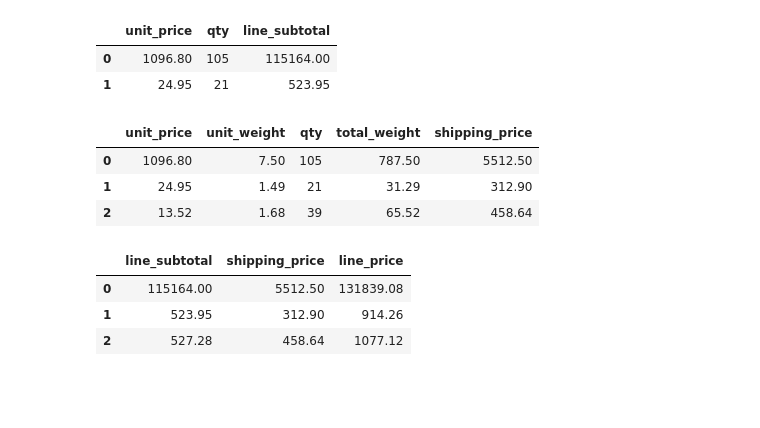
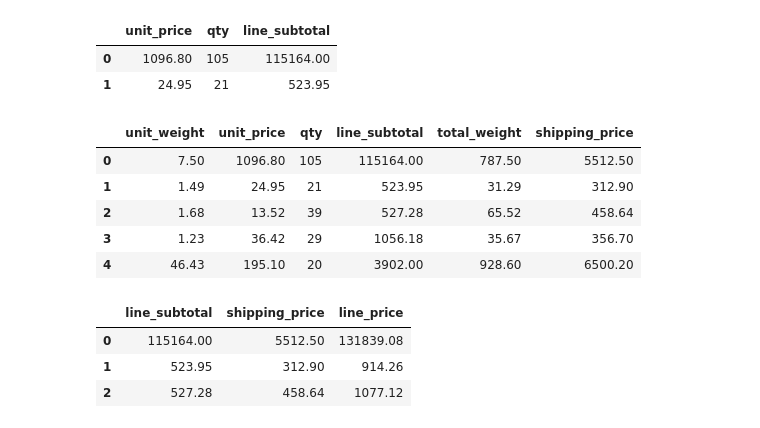
Before and after one commit to brian2656/pandas-challenge-1, a Jupyter notebook: module_4_challenge.ipynb, the cells around one changed output. Drawn from its saved outputs; the diff is of its cells as text; code cells hidden in the pictures; blank space fills up the shorter version.

```diff
--- a/module_4_challenge.ipynb
+++ b/module_4_challenge.ipynb
@@ -96,6 +104,9 @@ Do we know that this client spent the more money than client 66037? If not, how
 # Create a column that calculates the
 # subtotal for each line using the unit_price
 # and the qty
+# sub_total_df = df[["unit_price", "qty"]].copy()
+df["line_subtotal"] = df.apply(lambda row: row["unit_price"] * row["qty"], axis = 1)
+df[["unit_price", "qty",  "line_subtotal"]].head(2)
 # %% [output]
 |  | unit_price | qty | line_subtotal |
 | 0 | 1096.80 | 105 | 115164.00 |
@@ -103,12 +114,27 @@ Do we know that this client spent the more money than client 66037? If not, how
 # %%
 # Create a column for shipping price.
 # Assume a shipping price of $7 per pound
 # for orders over 50 pounds and $10 per
 # pound for items 50 pounds or under.
+#shipping_price_df = df[["unit_weight"]]
+#combined_df = pd.concat([shipping_price_df, sub_total_df], axis = 1)
+def total_weight(row):
+    return row["unit_weight"] * row["qty"]
+df["total_weight"] = df.apply(total_weight, axis = 1)
+def shipping_price(row):
+    if row ["total_weight"] > 50:
+        return row["total_weight"] * 7
+    elif row["unit_weight"] <= 50:
+        return row ["total_weight"] * 10
+
+df["shipping_price"] = df.apply(shipping_price, axis = 1)
+df[["unit_weight" , "unit_price" , "qty" , "line_subtotal" , "total_weight" , "shipping_price"]].head()
 # %% [output]
-|  | unit_price | unit_weight | qty | total_weight | shipping_price |
-| 0 | 1096.80 | 7.50 | 105 | 787.50 | 5512.50 |
-| 1 | 24.95 | 1.49 | 21 | 31.29 | 312.90 |
-| 2 | 13.52 | 1.68 | 39 | 65.52 | 458.64 |
+|  | unit_weight | unit_price | qty | line_subtotal | total_weight | shipping_price |
+| 0 | 7.50 | 1096.80 | 105 | 115164.00 | 787.50 | 5512.50 |
+| 1 | 1.49 | 24.95 | 21 | 523.95 | 31.29 | 312.90 |
+| 2 | 1.68 | 13.52 | 39 | 527.28 | 65.52 | 458.64 |
+| 3 | 1.23 | 36.42 | 29 | 1056.18 | 35.67 | 356.70 |
+| 4 | 46.43 | 195.10 | 20 | 3902.00 | 928.60 | 6500.20 |
 # %%
 # Create a column for the total price
```
Also changed, not shown: parts of 9 cells of this notebook.
